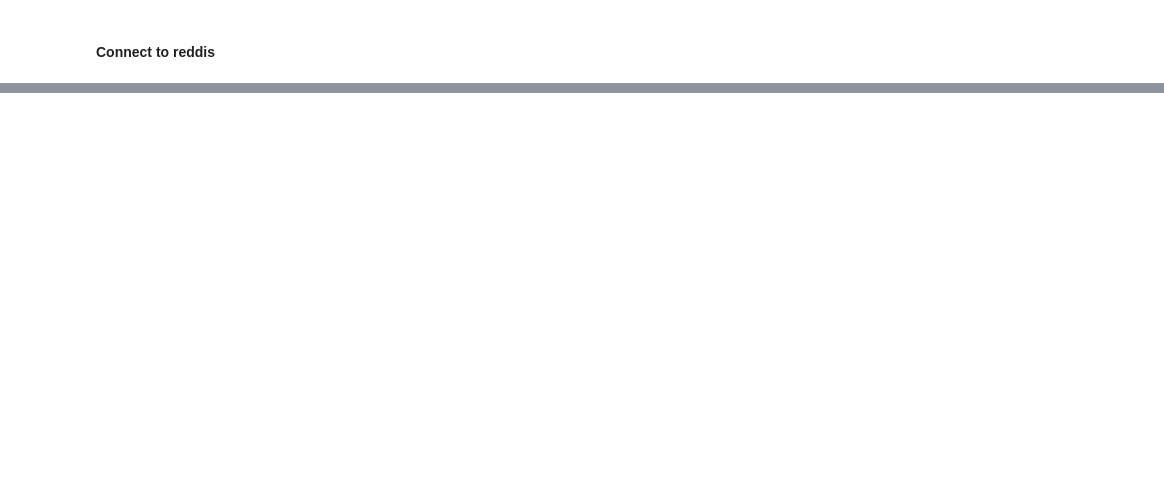
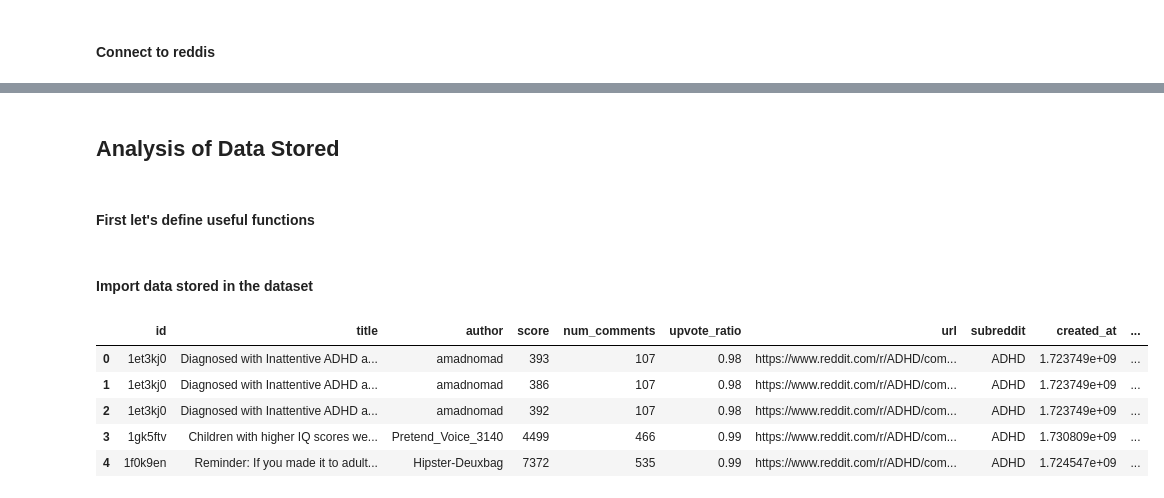
Before and after one commit to NourJadiri/fake_disorder_cringe, a Jupyter notebook: src/reddit_api.ipynb, the cells around one changed output, grey strips where cells are left out. Saved outputs shown, nothing was run; the diff lists cells and outputs as text; code cells hidden in the pictures; blank space fills up the shorter version.

```diff
--- a/src/reddit_api.ipynb
+++ b/src/reddit_api.ipynb
@@ -291,0 +124,4 @@ inserted 1gxbnq2
+# %% [markdown]
+## Analysis of Data Stored
+# %% [markdown]
+#### First let's define useful functions
@@ -291,0 +138,17 @@ inserted 1gxbnq2
+# %% [markdown]
+#### Import data stored in the dataset
+# %%
+#import
+posts_registered=[]
+query=db.reddit_posts.find({},{'_id':0})
+for el in query:
+    posts_registered.append(el)
+posts_registered_df=pd.DataFrame(posts_registered)
+posts_registered_df.head()
+# %% [output]
+|  | id | title | author | score | num_comments | upvote_ratio | url | subreddit | created_at | ... |
+| 0 | 1et3kj0 | Diagnosed with Inattentive ADHD a... | amadnomad | 393 | 107 | 0.98 | https://www.reddit.com/r/ADHD/com... | ADHD | 1.723749e+09 | ... |
+| 1 | 1et3kj0 | Diagnosed with Inattentive ADHD a... | amadnomad | 386 | 107 | 0.98 | https://www.reddit.com/r/ADHD/com... | ADHD | 1.723749e+09 | ... |
+| 2 | 1et3kj0 | Diagnosed with Inattentive ADHD a... | amadnomad | 392 | 107 | 0.98 | https://www.reddit.com/r/ADHD/com... | ADHD | 1.723749e+09 | ... |
+| 3 | 1gk5ftv | Children with higher IQ scores we... | Pretend_Voice_3140 | 4499 | 466 | 0.99 | https://www.reddit.com/r/ADHD/com... | ADHD | 1.730809e+09 | ... |
+| 4 | 1f0k9en | Reminder: If you made it to adult... | Hipster-Deuxbag | 7372 | 535 | 0.99 | https://www.reddit.com/r/ADHD/com... | ADHD | 1.724547e+09 | ... |
```
Also changed, not shown: parts of 22 cells of this notebook, 2 other files.
